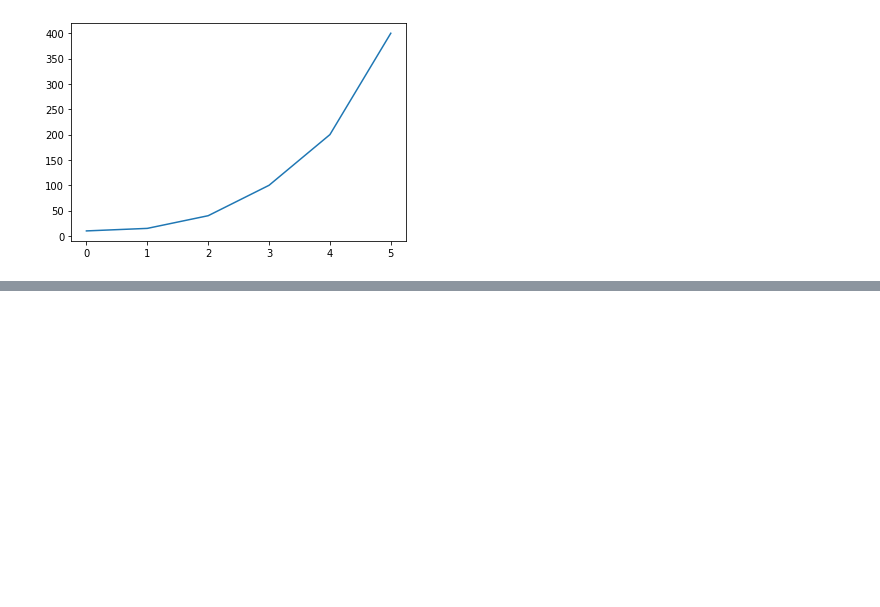
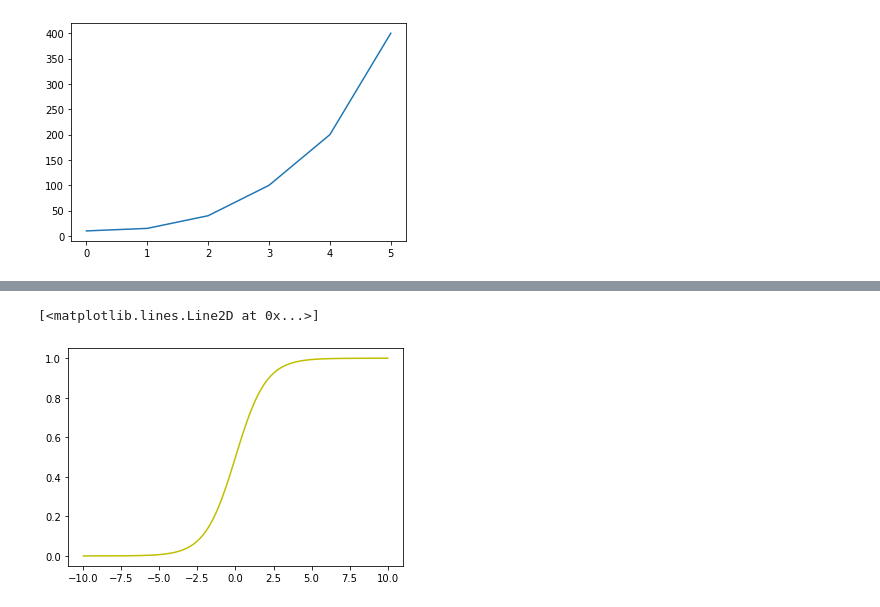
Before and after one commit to MoTo-LaBo/Python-data-science, a Jupyter notebook: matplotlib/matplotlib.ipynb, the cells around one changed output, grey strips where cells are left out. Drawn from its saved outputs; the diff is of its cells as text; code cells hidden in the pictures; blank space fills up the shorter version.

```diff
--- a/matplotlib/matplotlib.ipynb
+++ b/matplotlib/matplotlib.ipynb
@@ -72,0 +85,5 @@ plt.plot(df['b']) # 横軸が　Series の index になるので注意する
+# %%
+plt.plot(x, z, 'y')
+# %% [output]
+[<matplotlib.lines.Line2D at 0x...>]
+[figure, added]
```
Also changed, not shown: parts of 7 cells of this notebook.
